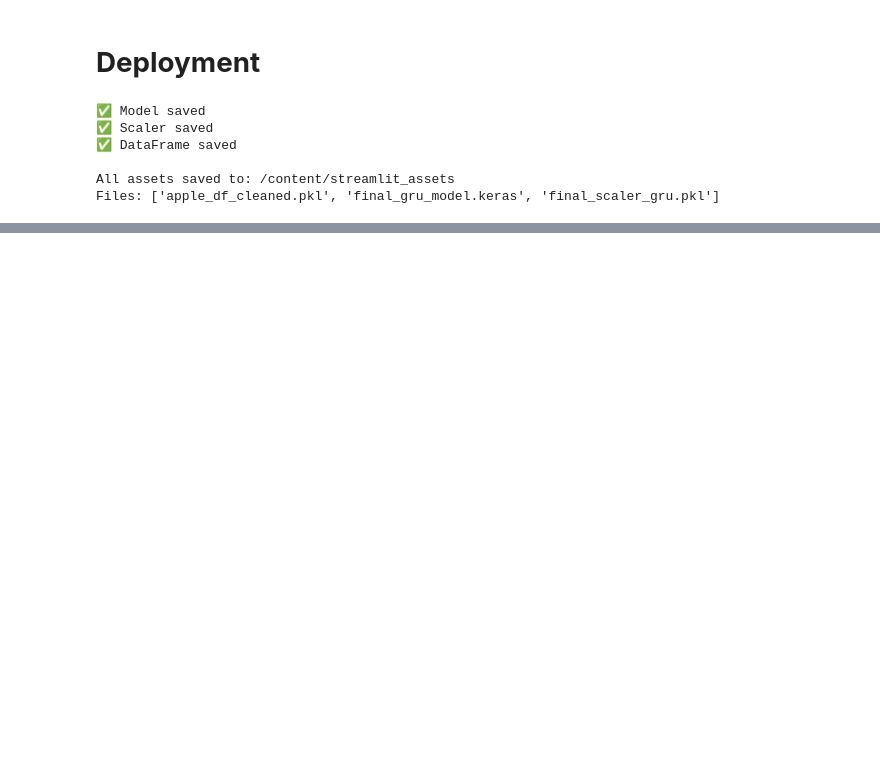
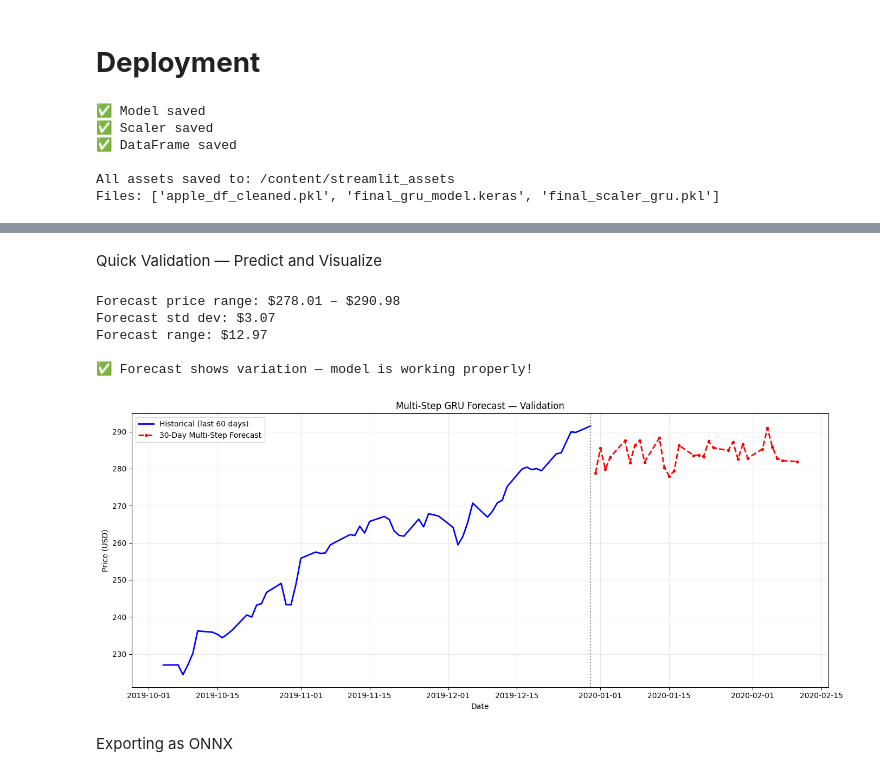
Before and after one commit to uavinash15/DataScience-, a Jupyter notebook: ML_Projects/Apple_Stock_Prediction/Apple_stock_Prediction.ipynb, the cells around one changed output, grey strips where cells are left out. Saved outputs shown, nothing was run; the diff lists cells and outputs as text; code cells hidden in the pictures; blank space fills up the shorter version.

```diff
--- a/ML_Projects/Apple_Stock_Prediction/Apple_stock_Prediction.ipynb
+++ b/ML_Projects/Apple_Stock_Prediction/Apple_stock_Prediction.ipynb
@@ -3122,0 +3031,49 @@ Captures:
+# %% [markdown]
+Quick Validation — Predict and Visualize
+# %%
+# 6. Predict using last 60 days of ALL data
+test_input = full_scaled[-INPUT_STEPS:].reshape(1, INPUT_STEPS, 1)
+pred_scaled = multistep_gru.predict(test_input, verbose=0)
+pred_prices = multistep_scaler.inverse_transform(pred_scaled.reshape(-1, 1)).flatten()
+
+last_date = apple_df_cleaned.index[-1]
+future_dates = pd.bdate_range(start=last_date + pd.Timedelta(days=1), periods=30)
+
+# Check if forecast is flat (the problem we're fixing!)
+price_std = pred_prices.std()
+price_range = pred_prices.max() - pred_prices.min()
+print(f"Forecast price range: ${pred_prices.min():.2f} – ${pred_prices.max():.2f}")
+print(f"Forecast std dev: ${price_std:.2f}")
+print(f"Forecast range: ${price_range:.2f}")
+
+if price_std < 0.50:
+    print("\n⚠️ WARNING: Forecast is nearly flat! Model may need more training.")
+    print("Try increasing epochs to 300 or reducing dropout to 0.1")
+else:
+    print("\n✅ Forecast shows variation — model is working properly!")
+
+# Plot
+plt.figure(figsize=(14, 6))
+plt.plot(apple_df_cleaned['Close'].tail(60).index,
+         apple_df_cleaned['Close'].tail(60).values,
+         color='blue', linewidth=2, label='Historical (last 60 days)')
+plt.plot(future_dates, pred_prices,
+         color='red', linestyle='--', marker='o', markersize=3,
+         linewidth=2, label='30-Day Multi-Step Forecast')
+plt.axvline(x=last_date, color='gray', linestyle=':', linewidth=1.5)
+plt.title('Multi-Step GRU Forecast — Validation')
+plt.xlabel('Date')
+plt.ylabel('Price (USD)')
+plt.legend()
+plt.grid(True, alpha=0.3)
+plt.tight_layout()
+plt.show()
+# %% [output]
+Forecast price range: $278.01 – $290.98
+Forecast std dev: $3.07
+Forecast range: $12.97
+
+✅ Forecast shows variation — model is working properly!
+[figure, added]
+# %% [markdown]
+Exporting as ONNX
```
Also changed, not shown: parts of 57 cells of this notebook.
